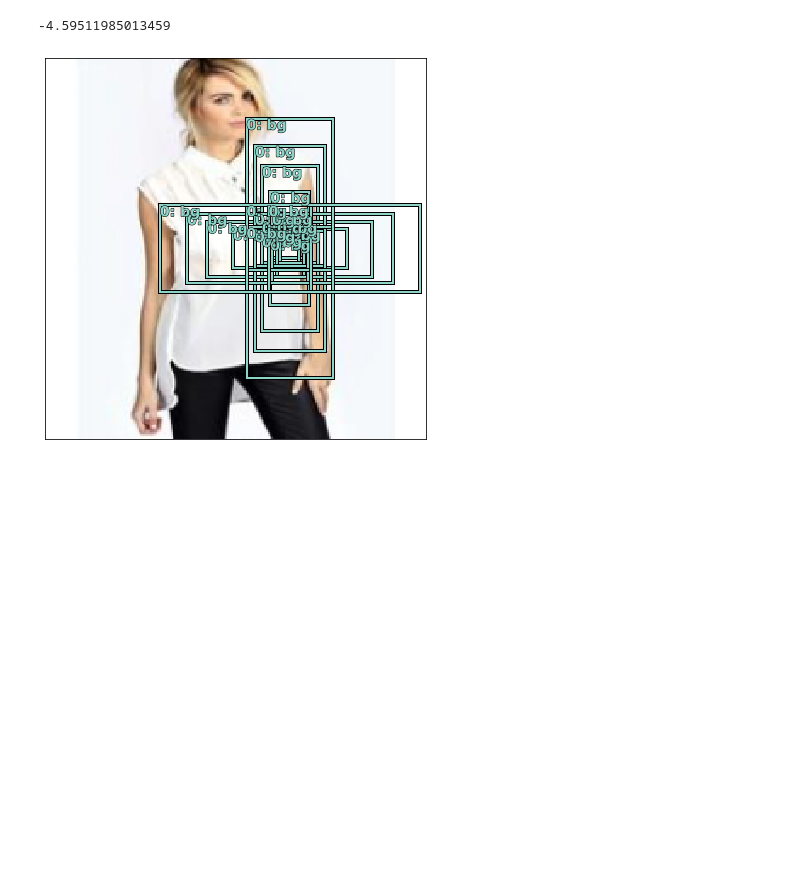
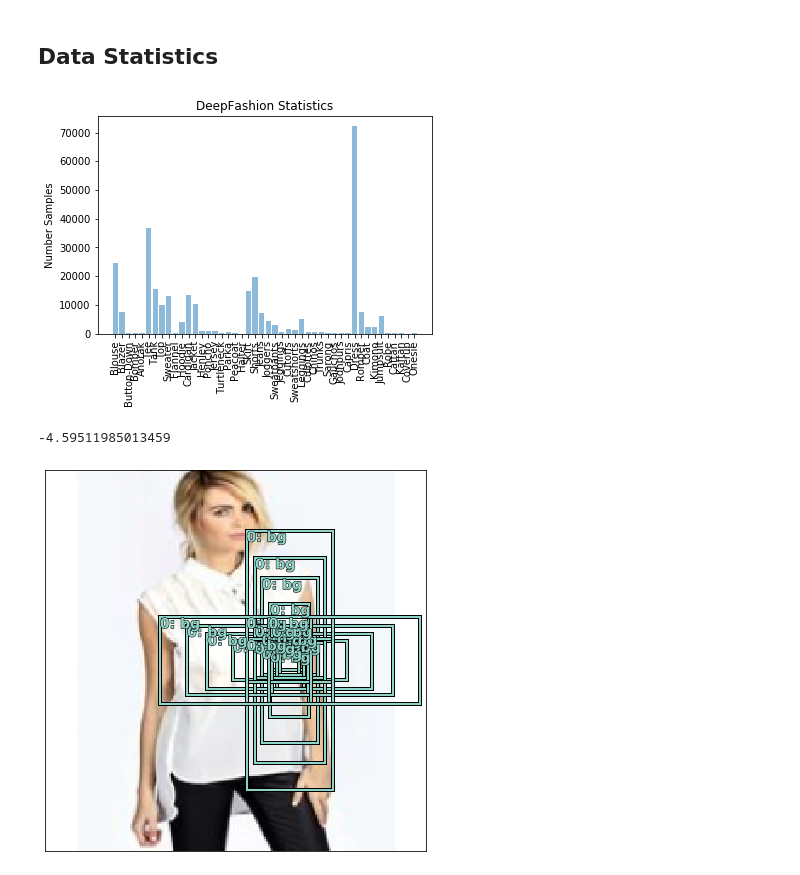
Before and after one commit to VaniOFX/Stylify, a Jupyter notebook: app/notebooks/DeepFashion-FPN.ipynb, the cells around one changed output. Drawn from its saved outputs; the diff is of its cells as text; code cells hidden in the pictures; blank space fills up the shorter version.

```diff
--- a/app/notebooks/DeepFashion-FPN.ipynb
+++ b/app/notebooks/DeepFashion-FPN.ipynb
@@ -17,3 +21,0 @@ datasetSize = 0
-# %%
-PATH = Path("data")
-list(PATH.iterdir())
@@ -58,12 +55,3 @@ fileName2cat = get_dataframe(PATH/'list_category_img.txt',
 cat2type = get_dataframe(PATH/'list_category_cloth.txt',
                         columns=["cat","type"],
                         convertList=["type"])
-# %%
-if useCategories:
-    cats = dict((i+1, cat[0]) for i, cat in enumerate(extr_data_txt(PATH/'list_category_cloth.txt')))
-else:
-    cats = {1: "Top", 2: "Bottoms", 3: "Full Body"}
-    cat2type["cat_index"] = np.arange(len(cat2type)) + 1
-    cat2type_dict = dict((cat, tp) for cat, tp in zip(cat2type["cat_index"], cat2type["type"]))
-    for (cat, tp) in cat2type_dict.items():
-        fileName2cat["cat"] = fileName2cat["cat"].replace(cat, tp)
@@ -232,0 +60,9 @@ NameError: name 'x' is not defined
+# %%
+if use_categories:
+    cats = dict((i+1, cat[0]) for i, cat in enumerate(read_txt_file(PATH/'list_category_cloth.txt')))
+else:
+    cats = {1: "Top", 2: "Bottoms", 3: "Full Body"}
+    cat2type["cat_index"] = np.arange(len(cat2type)) + 1
+    cat2type_dict = dict((cat, tp) for cat, tp in zip(cat2type["cat_index"], cat2type["type"]))
+    for (cat, tp) in cat2type_dict.items():
+        fileName2cat["cat"] = fileName2cat["cat"].replace(cat, tp)
@@ -233,3 +276,24 @@ NameError: name 'x' is not defined
+# %% [markdown]
+## Data Statistics
+# %%
+#the unique categories
+cs = pd.unique(final_ann["cat"])
+
+#dict - category_name -> the number of occurances
+ls_dict = dict((cats[c],len(final_ann[final_ann["cat"]==c])) for c in cs)
+
+#the name of the categories
+categories = ls_dict.keys()
+y_pos = np.arange(len(categories))
+
+#matplotlib display
+plt.bar(y_pos, ls_dict.values(), align='center', alpha=0.5)
+plt.xticks(y_pos, categories,  rotation='vertical')
+plt.ylabel('Number Samples')
+plt.title('DeepFashion Statistics')
+plt.show()
+# %% [output]
+[figure, added]
 # %%
 def hw2corners(ctr, hw): return torch.cat([ctr-hw/2, ctr+hw/2], dim=1)
 # %%
```
Also changed, not shown: parts of 60 cells of this notebook, 8 other files.
